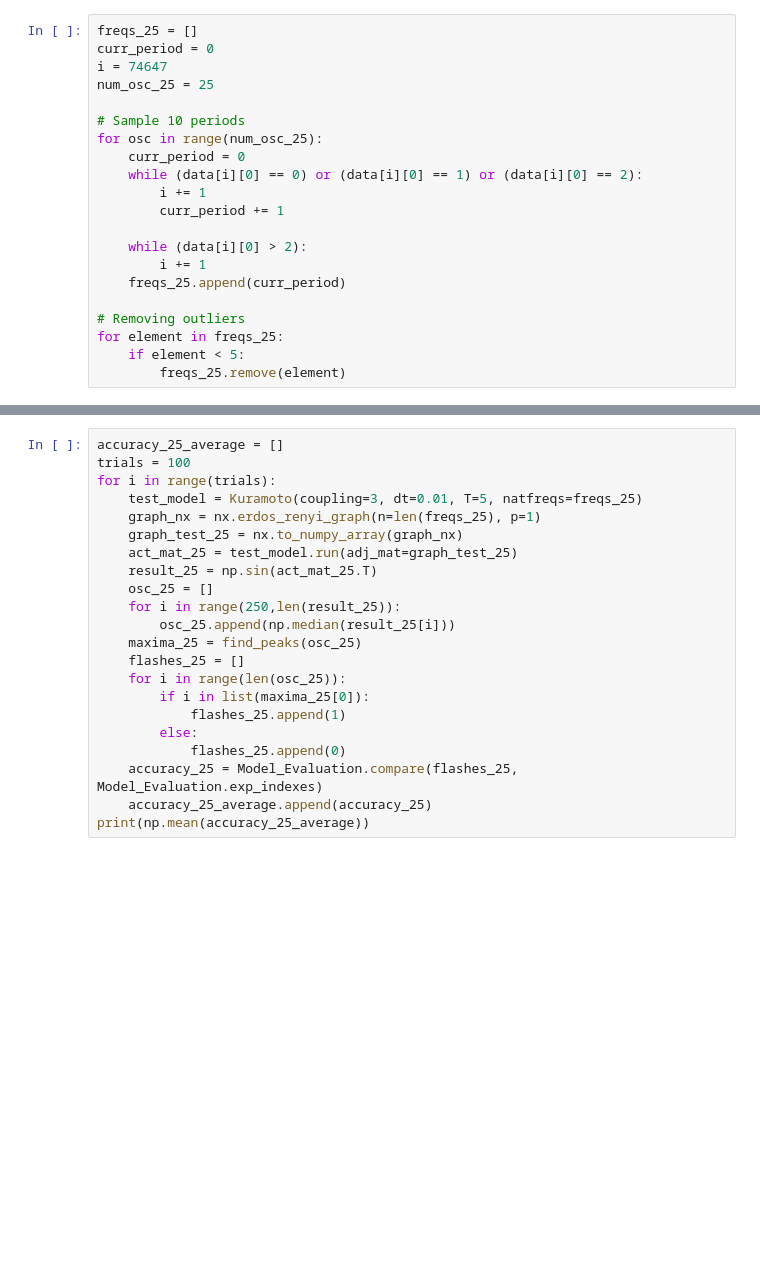
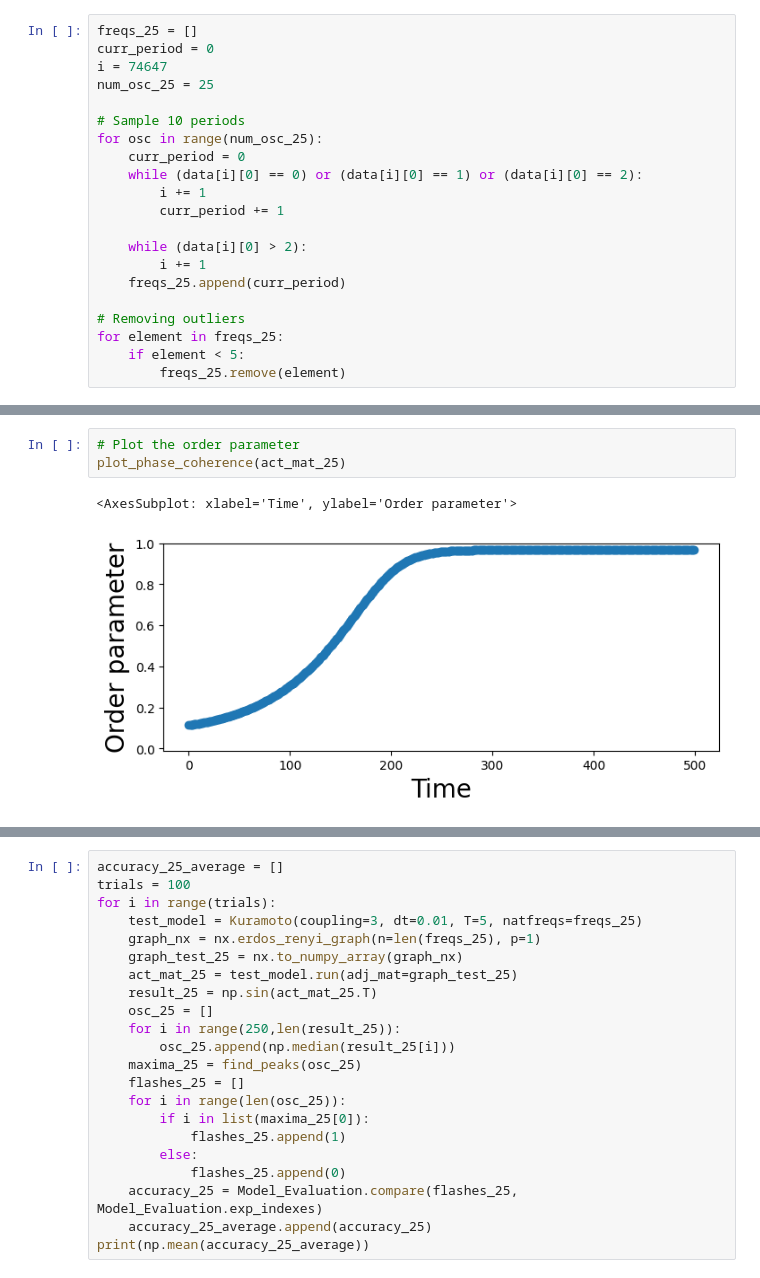
Before and after one commit to anra8571/synchronousRL, a Jupyter notebook: kuramoto.ipynb, the cells around one changed output, grey strips where cells are left out. Saved outputs shown, nothing was run; the diff lists cells and outputs as text; blank space fills up the shorter version.

Commit message:
figures

```diff
--- a/kuramoto.ipynb
+++ b/kuramoto.ipynb
@@ -161,0 +162,6 @@ Text(0, 0.5, '$\\sin(\\theta)$')
+# %%
+# Plot the order parameter
+plot_phase_coherence(act_mat_25)
+# %% [output]
+<AxesSubplot: xlabel='Time', ylabel='Order parameter'>
+[figure, added]
```
Also changed, not shown: parts of 8 cells of this notebook.
